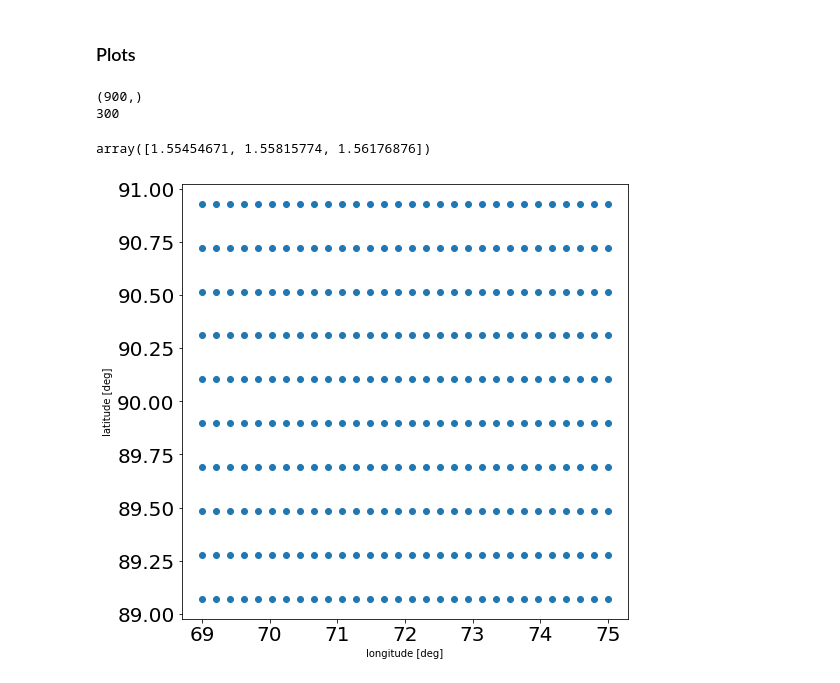
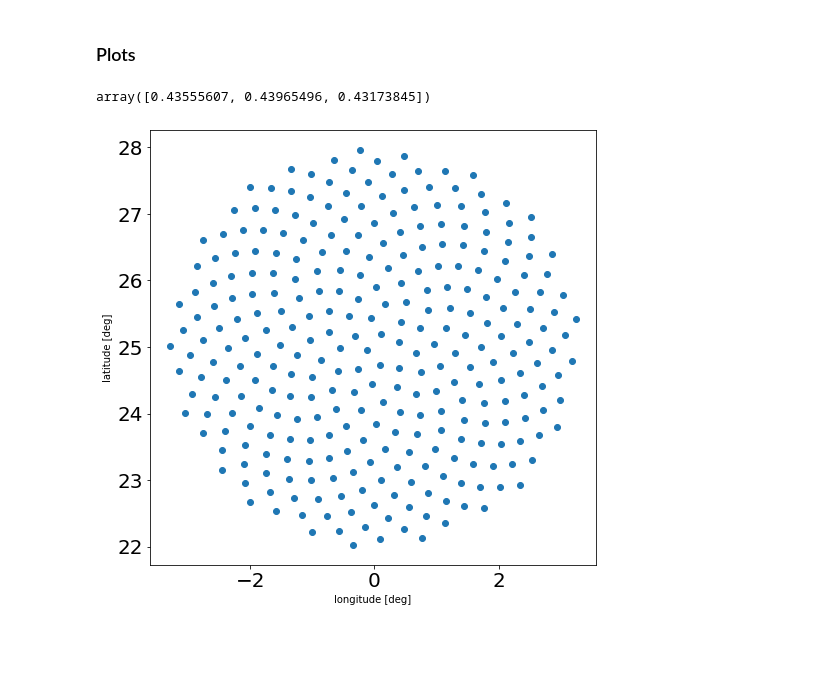
Before and after one commit to ekaterinailin/MalachiteMountains, a Jupyter notebook: analysis/notebooks/NB9_DDT_plots_model.ipynb, the cells around one changed output. Drawn from its saved outputs; the diff is of its cells as text; code cells hidden in the pictures; blank space fills up the shorter version.

Commit message:
Added circular grid to model, tested it. Changed a few things about the DDT.

```diff
--- a/analysis/notebooks/NB9_DDT_plots_model.ipynb
+++ b/analysis/notebooks/NB9_DDT_plots_model.ipynb
@@ -22,20 +22,18 @@ matplotlib.rc('ytick', labelsize=20)
 # %%
 # plot a grid
 
 #latitudes, longitudes = dot_ensemble(np.pi/2-np.pi/8,np.pi/2-np.pi/10,4,num_pts=1e6)
-latitudes, longitudes = dot_ensemble(90/180*np.pi,np.pi/2-np.pi/10,1,num_pts=1e6)
+latitudes, longitudes, pos = dot_ensemble_circular(25/180*np.pi,0,3,num_pts=300)
 plt.figure(figsize=(8,8))
 plt.scatter(longitudes/np.pi*180, latitudes/np.pi*180)
 #plt.scatter([180/2-180/10],[180/2-180/8],)
 plt.xlabel("longitude [deg]")
 plt.ylabel("latitude [deg]")
 #plt.savefig(f"{CWD}/analysis/plots/model/dot_ensemble.png",dpi=300)
 latitudes[:3]
 # %% [output]
-(900,)
-300
+array([0.43555607, 0.43965496, 0.43173845])
-array([1.55454671, 1.55815774, 1.56176876])
-[figure, old version]
+[figure, new version]
 # %%
 # Plot a model consisting of an ensemble of rotating flaring points on a sphere
 
```
Also changed, not shown: parts of 3 cells of this notebook, 3 other files.
